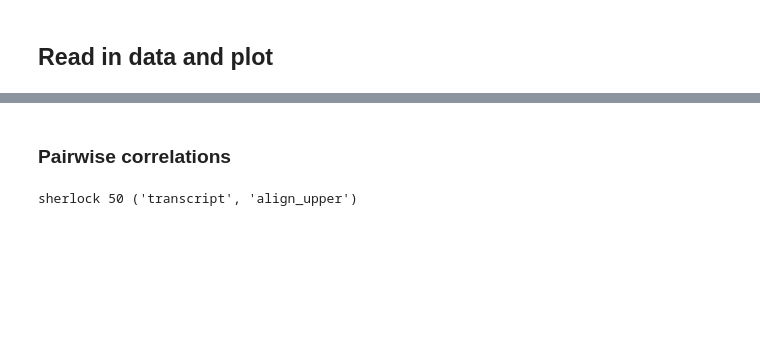
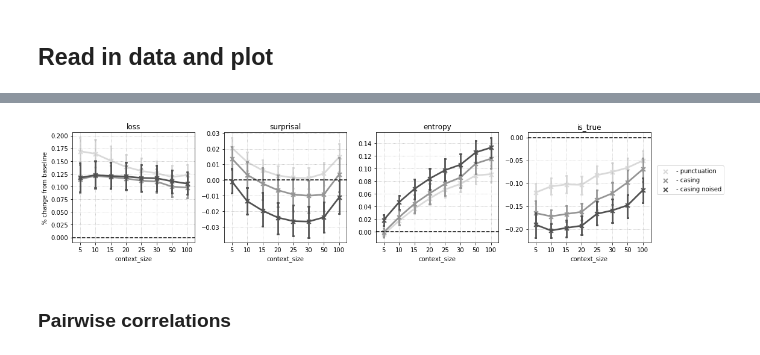
Before and after one commit to rbroc/eval-neuroscout-lm, a Jupyter notebook: Analysis.ipynb, the cells around one changed output, grey strips where cells are left out. Cells and saved outputs as stored; diff of their text form; code cells hidden in the pictures; blank space fills up the shorter version.

```diff
--- a/Analysis.ipynb
+++ b/Analysis.ipynb
@@ -58,2 +129,39 @@ plt.show()
+# %%
+ds = []
+for d in datasets:
+    for t in types[1:]:
+        a = aggs[(aggs['dataset']==d) & (aggs['case_sensitive']==t)].sort_values(by='context_size')
+        r = refs[(refs['dataset']==d)].sort_values(by='context_size')
+        for m in metrics:
+            a[m] = (a[m].values-r[m].values) / r[m].values
+        ds.append(a)
+ds = pd.concat(ds)
+fig, ax = plt.subplots(ncols=4, figsize=(16,3.5))
+for i, m in enumerate(metrics):
+    sns.pointplot(data=ds,
+                  x='context_size',
+                  y=m,
+                  hue='case_sensitive',
+                  ax=ax[i],
+                  hue_order=types[1:],
+                  palette='Greys',
+                  markers='x',
+                  capsize=.05)
+    ax[i].set_title(m)
+    ax[i].set_ylabel('')
+    if i!=3:
+        ax[i].get_legend().remove()
+    else:
+        ax[i].legend(bbox_to_anchor=(1.05, .7),
+                     loc=2,
+                     borderaxespad=0.)
+    ax[i].axhline(0.0, color='black', linestyle='dashed')
+    ax[i].grid(linestyle='dotted')
+    if i==0:
+        ax[i].set_ylabel('% change from baseline')
+plt.tight_layout()
+plt.show()
+# %% [output]
+[figure, added]
 # %% [markdown]
 ### Pairwise correlations
@@ -66,27 +170,20 @@ from itertools import combinations
 pairs = list(combinations(types, 2))
 # %%
 outs = []
-
 for d in datasets:
     for c in context_size:
-        try:
-            for p in pairs:
-                    ds = all_logs[all_logs['dataset']==d]
-                    ds = ds[ds['context_size']==c]
-                    p1 = ds[ds['case_sensitive']==p[0]]
-                    p2 = ds[ds['case_sensitive']==p[1]]
-                    for m in metrics:
-                        cc = np.corrcoef(p1[m], p2[m])[0,1]
-                    outs.append((d,c,p[0],p[1],cc))
-        except:
-            print(d,c,p)
-            break
-
+        for p in pairs:
+                ds = all_logs[all_logs['dataset']==d]
+                ds = ds[ds['context_size']==c]
+                p1 = ds[ds['case_sensitive']==p[0]]
+                p2 = ds[ds['case_sensitive']==p[1]]
+                for m in metrics:
+                    cc = np.corrcoef(p1[m], p2[m])[0,1]
+                    outs.append((m,d,c,p[0],p[1],cc))
 outd = pd.DataFrame(outs,
-                    columns=['dataset',
+                    columns=['metric',
+                             'dataset',
                              'context',
                              'type0',
                              'type1',
                              'corr'])
-# %% [output]
-sherlock 50 ('transcript', 'align_upper')
```
Also changed, not shown: parts of 16 cells of this notebook, 3 other files.
